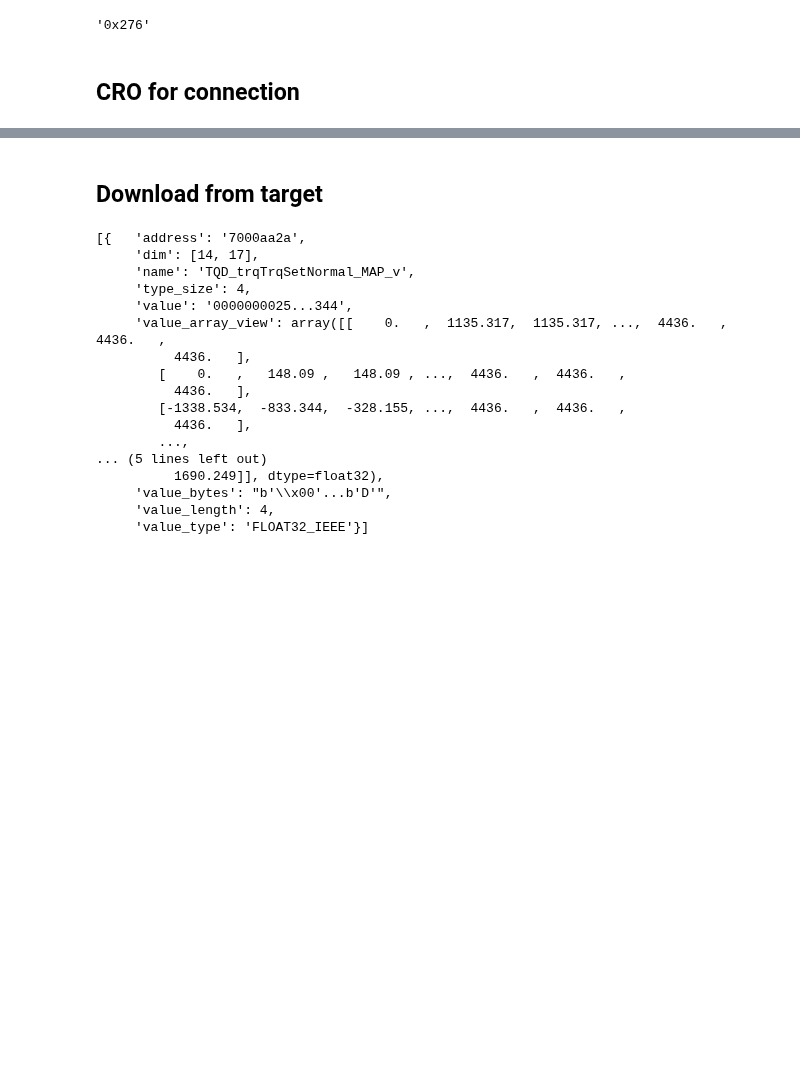
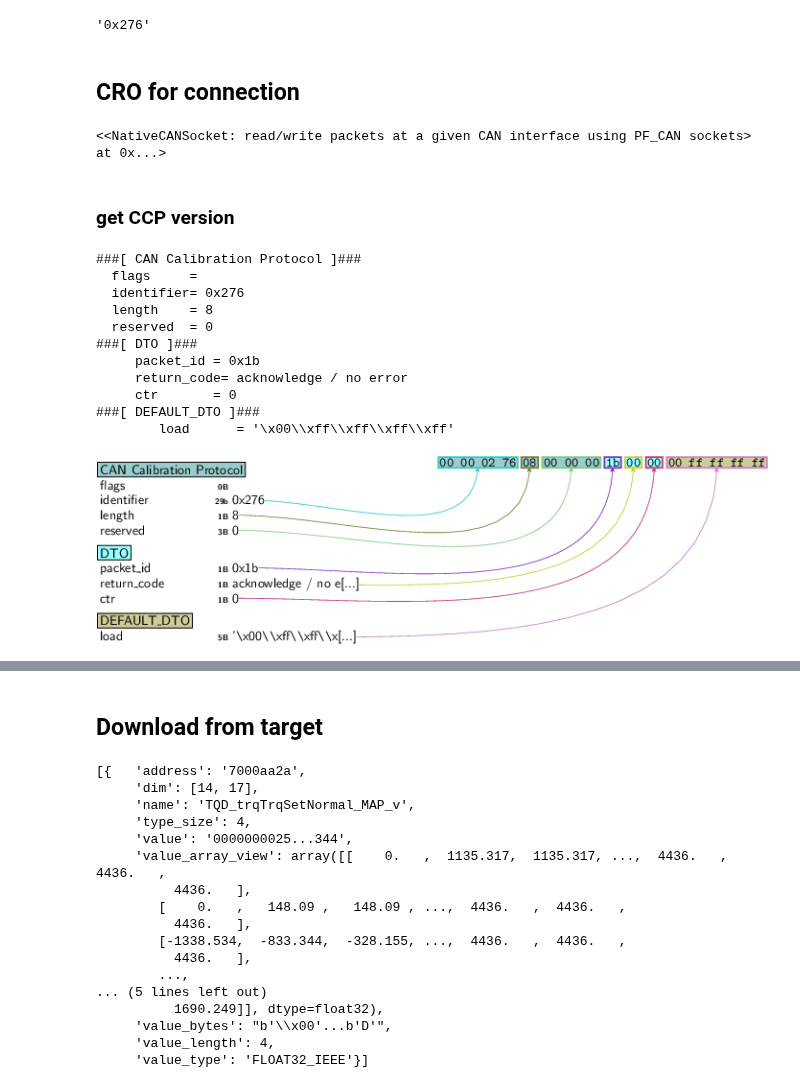
Before and after one commit to Binjian/can, a Jupyter notebook: nbs/vcantest/ccp.scapy.ipynb, the cells around one changed output, grey strips where cells are left out. Cells and saved outputs as stored; diff of their text form; code cells hidden in the pictures; blank space fills up the shorter version.

Commit message:
[add] ccp.GET_CCP_VERSION
the actual vbu doesn't seem to have this ccp function

```diff
--- a/nbs/vcantest/ccp.scapy.ipynb
+++ b/nbs/vcantest/ccp.scapy.ipynb
@@ -257,7 +255,7 @@ args = parser.parse_args(
         '--a2l', repo.working_dir+'/res/VBU_AI.json',
         '--node-path', r'/PROJECT/MODULE[]',
         '--leaves', r'TQD_trqTrqSetNormal_MAP_v, VBU_L045A_CWP_05_09T_AImode_CM_single, Lookup2D_FLOAT32_IEEE, Lookup2D_X_FLOAT32_IEEE, Scalar_FLOAT32_IEEE, TQD_vVehSpd, TQD_vSgndSpd_MAP_y, TQD_pctAccPedPosFlt, TQD_pctAccPdl_MAP_x',
-        '--channel_serial_number', '0',
+        '--channel_serial_number', '3',
         '--input', repo.working_dir+'/res/download.json',
         '--output', repo.working_dir+'/res/output.json',
     ]
@@ -812,3 +814,36 @@ hex(xcp_calib.config.download_can_id)
 '0x276'
 # %% [markdown]
 ## CRO for connection
+# %%
+
+# sock.send(cro)
+# ctr += 1
+# rx_cro = sock.recv()
+# rx_cro.canvas_dump()
+sock = CANSocket(busytpe='socketcan', channel=f'can{args.channel_serial_number}', basecls=CCP, receive_own_messages=True)
+# sock = CANSocket(busytpe='socketcan', channel=f'can{args.channel_serial_number}', basecls=CCP)
+sock
+# %% [output]
+<<NativeCANSocket: read/write packets at a given CAN interface using PF_CAN sockets> at 0x...>
+# %% [markdown]
+### get CCP version
+# %%
+ctr = 0
+# %%
+# cro = CCP(identifier=xcp_calib.config.download_can_id)/CRO(ctr=ctr)/CONNECT(station_address=0x01)  # or 0x00?
+cro = CCP(identifier=xcp_calib.config.download_can_id)/CRO(ctr=ctr)/GET_CCP_VERSION()  # or 0x00?
+cro.show2()
+cro.canvas_dump()
+# %% [output]
+###[ CAN Calibration Protocol ]###
+  flags     =
+  identifier= 0x276
+  length    = 8
+  reserved  = 0
+###[ DTO ]###
+     packet_id = 0x1b
+     return_code= acknowledge / no error
+     ctr       = 0
+###[ DEFAULT_DTO ]###
+        load      = '\x00\\xff\\xff\\xff\\xff'
+[figure, added]
```
Also changed, not shown: parts of 40 cells of this notebook, 2 other files.
